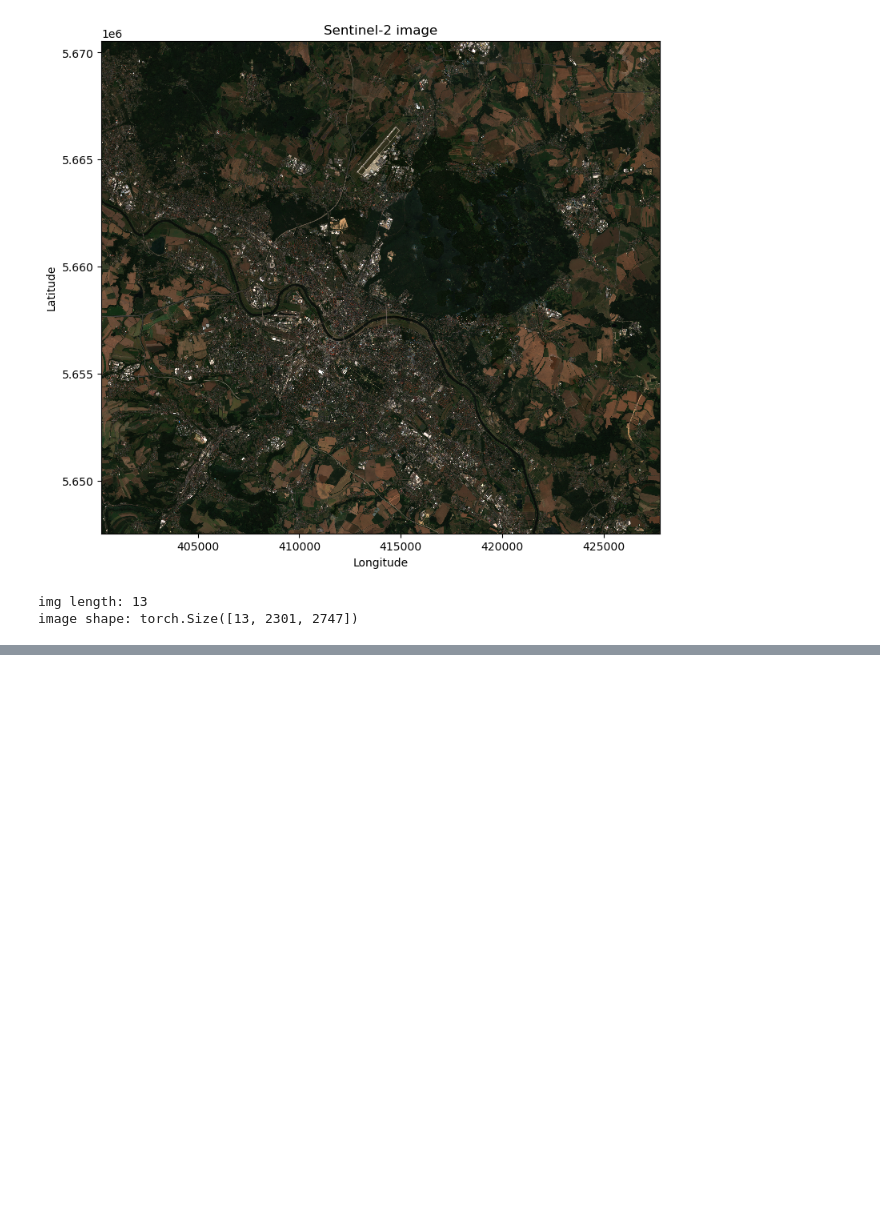
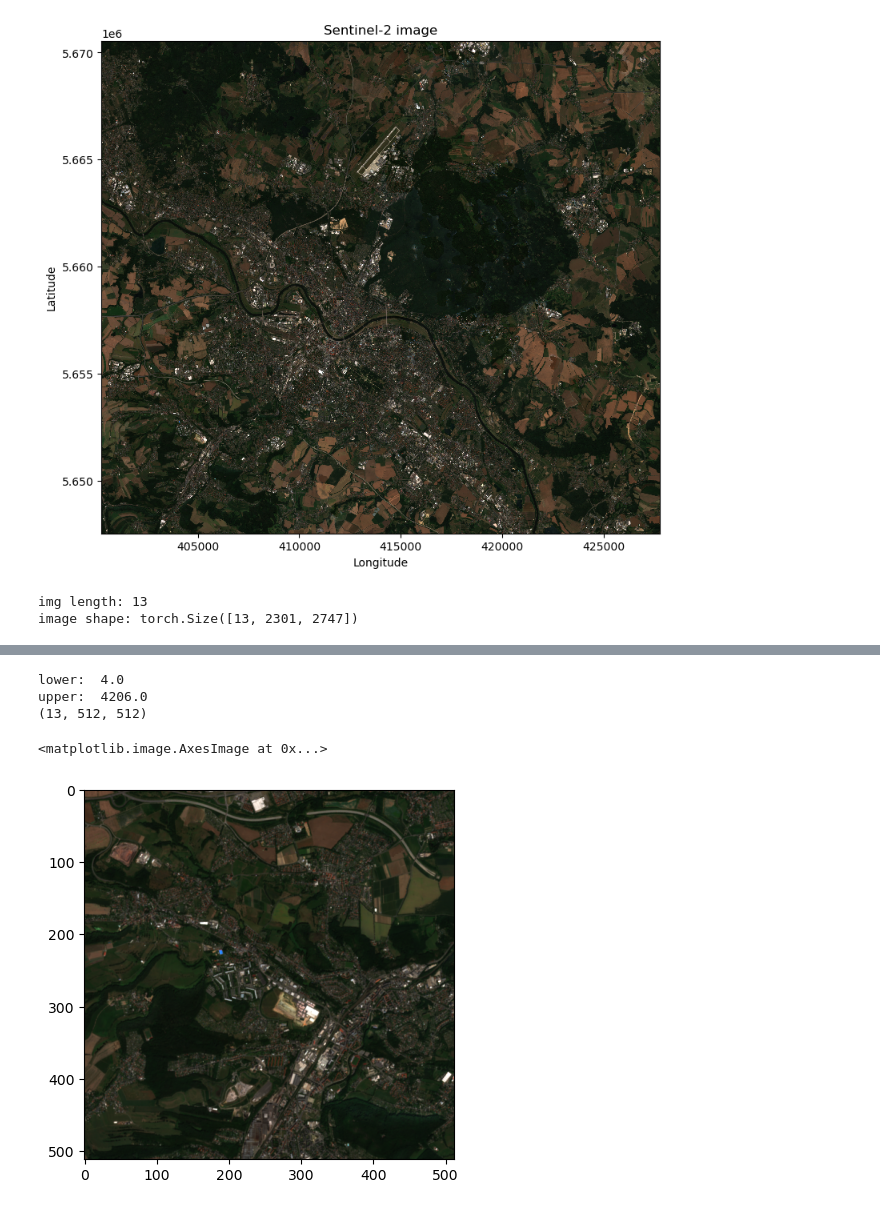
Before and after one commit to japanj/pugs-detection, a Jupyter notebook: notebooks/model_training.ipynb, the cells around one changed output, grey strips where cells are left out. Drawn from its saved outputs; the diff is of its cells as text; code cells hidden in the pictures; blank space fills up the shorter version.

```diff
--- a/notebooks/model_training.ipynb
+++ b/notebooks/model_training.ipynb
@@ -136,0 +252,17 @@ plot_patches(p)
+# %%
+import torch
+import matplotlib.pyplot as plt
+
+# arr = torch.clamp(sample['image']/10000, min=0, max=1).numpy()
+arr = contrast_stretch_new(sample['image']).numpy()
+# arr = torch.from_numpy(arr)
+print(arr.shape)
+rgb = arr.transpose(1, 2, 0)[:, :, [3, 2 , 1]]
+
+plt.imshow(rgb)
+# %% [output]
+lower:  4.0
+upper:  4206.0
+(13, 512, 512)
+<matplotlib.image.AxesImage at 0x...>
+[figure, added]
```
Also changed, not shown: parts of 17 cells of this notebook.
